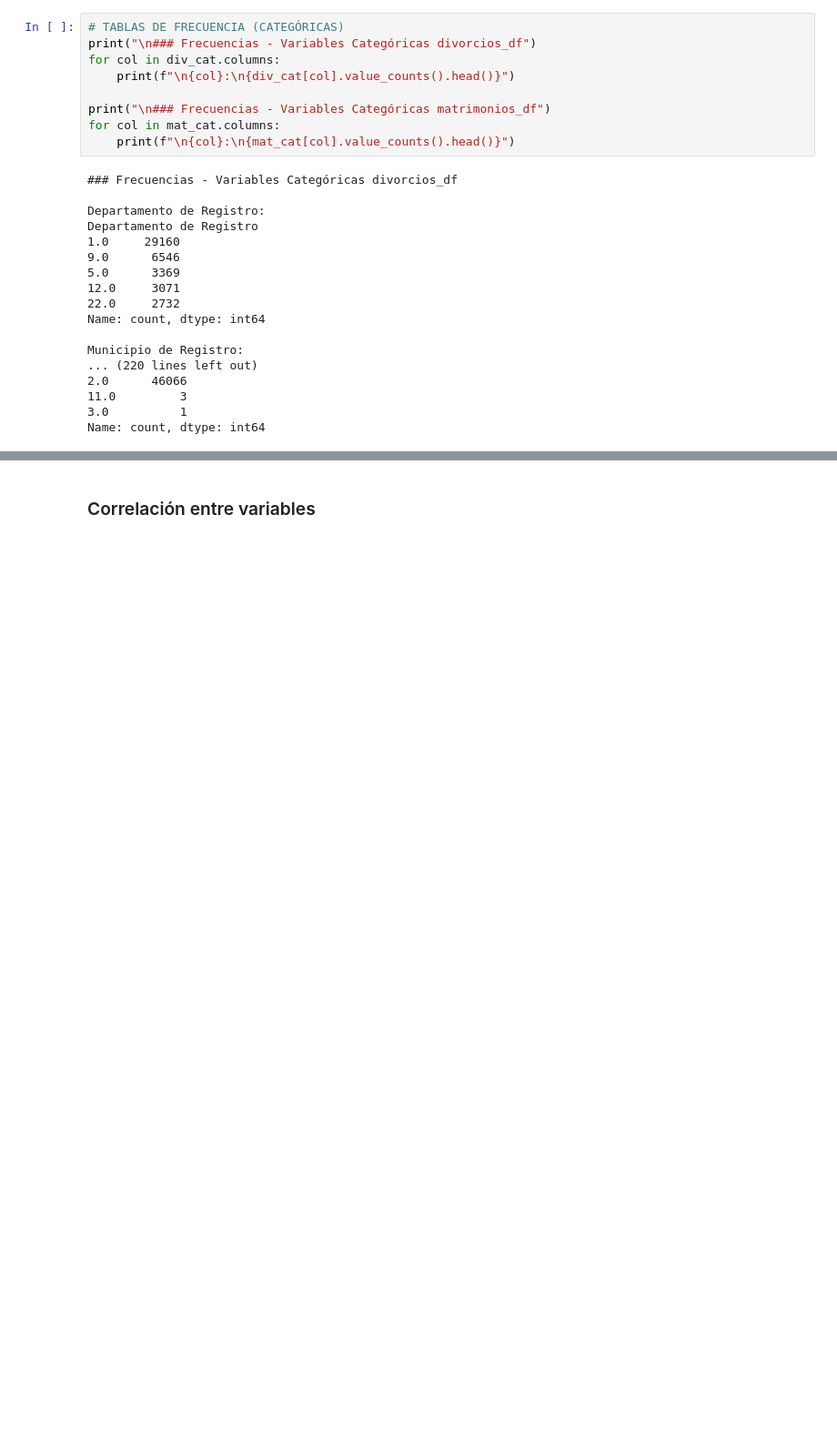
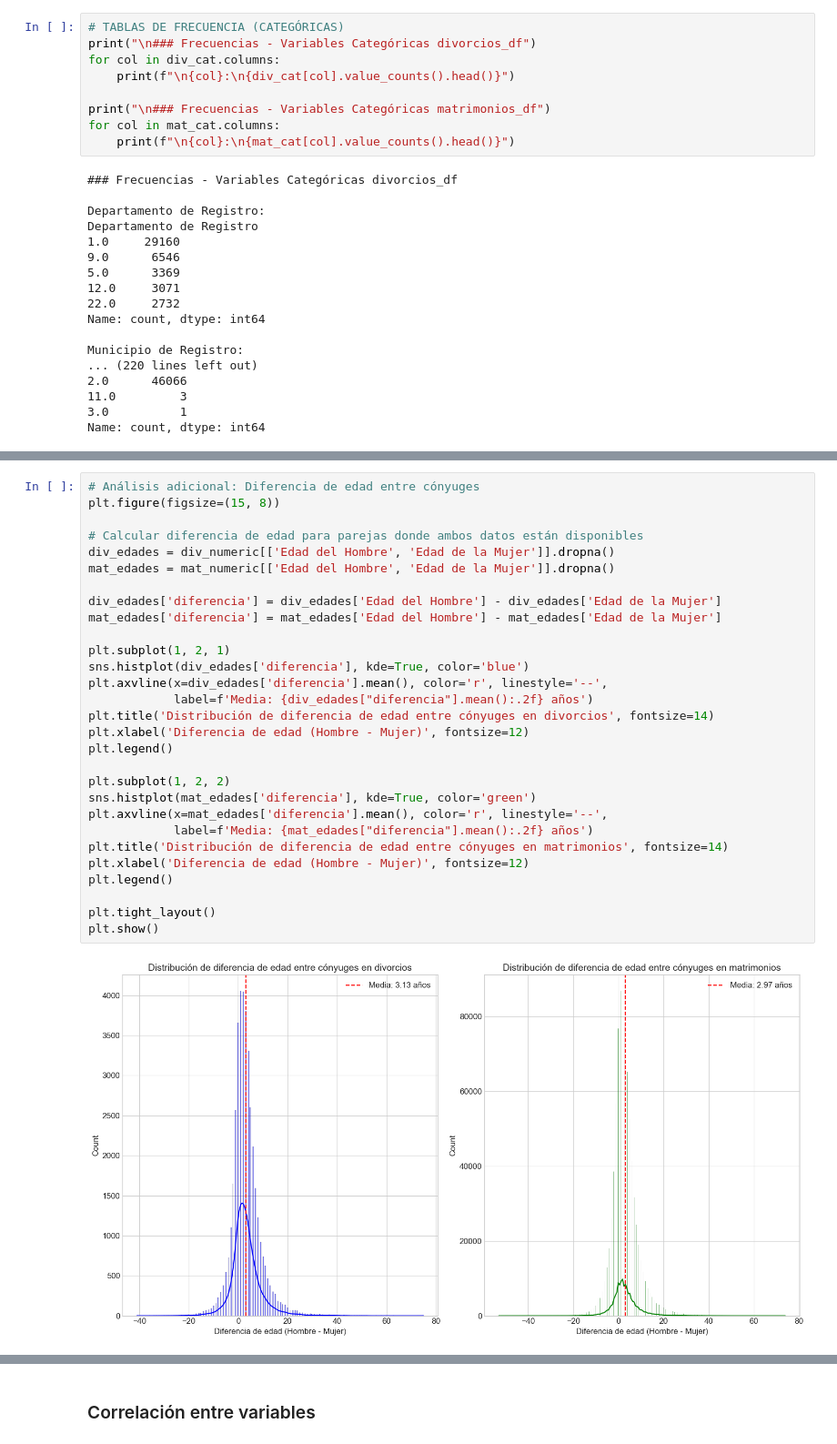
Before and after one commit to Sofiamishel2003/Proyecto-3, a Jupyter notebook: Proyecto3.ipynb, the cells around one changed output, grey strips where cells are left out. Shown at 91% size. Cells and saved outputs as stored; diff of their text form; blank space fills up the shorter version.

```diff
--- a/Proyecto3.ipynb
+++ b/Proyecto3.ipynb
@@ -277,0 +352,31 @@ Name: count, dtype: int64
+# %%
+# Análisis adicional: Diferencia de edad entre cónyuges
+plt.figure(figsize=(15, 8))
+
+# Calcular diferencia de edad para parejas donde ambos datos están disponibles
+div_edades = div_numeric[['Edad del Hombre', 'Edad de la Mujer']].dropna()
+mat_edades = mat_numeric[['Edad del Hombre', 'Edad de la Mujer']].dropna()
+
+div_edades['diferencia'] = div_edades['Edad del Hombre'] - div_edades['Edad de la Mujer']
+mat_edades['diferencia'] = mat_edades['Edad del Hombre'] - mat_edades['Edad de la Mujer']
+
+plt.subplot(1, 2, 1)
+sns.histplot(div_edades['diferencia'], kde=True, color='blue')
+plt.axvline(x=div_edades['diferencia'].mean(), color='r', linestyle='--',
+            label=f'Media: {div_edades["diferencia"].mean():.2f} años')
+plt.title('Distribución de diferencia de edad entre cónyuges en divorcios', fontsize=14)
+plt.xlabel('Diferencia de edad (Hombre - Mujer)', fontsize=12)
+plt.legend()
+
+plt.subplot(1, 2, 2)
+sns.histplot(mat_edades['diferencia'], kde=True, color='green')
+plt.axvline(x=mat_edades['diferencia'].mean(), color='r', linestyle='--',
+            label=f'Media: {mat_edades["diferencia"].mean():.2f} años')
+plt.title('Distribución de diferencia de edad entre cónyuges en matrimonios', fontsize=14)
+plt.xlabel('Diferencia de edad (Hombre - Mujer)', fontsize=12)
+plt.legend()
+
+plt.tight_layout()
+plt.show()
+# %% [output]
+[figure, added]
```
Also changed, not shown: parts of 2 cells of this notebook, 1 other file.
